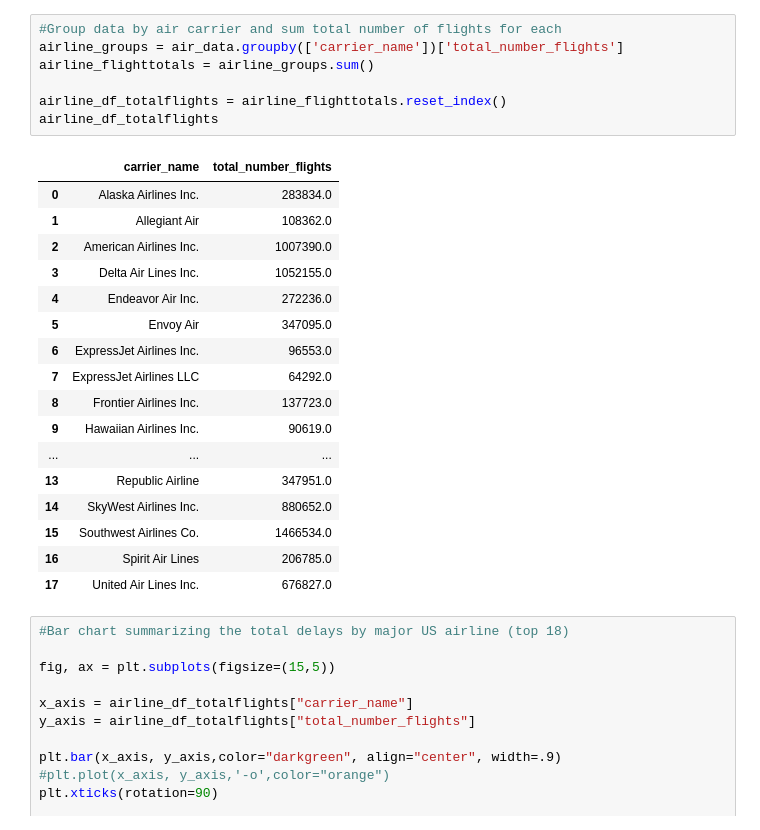
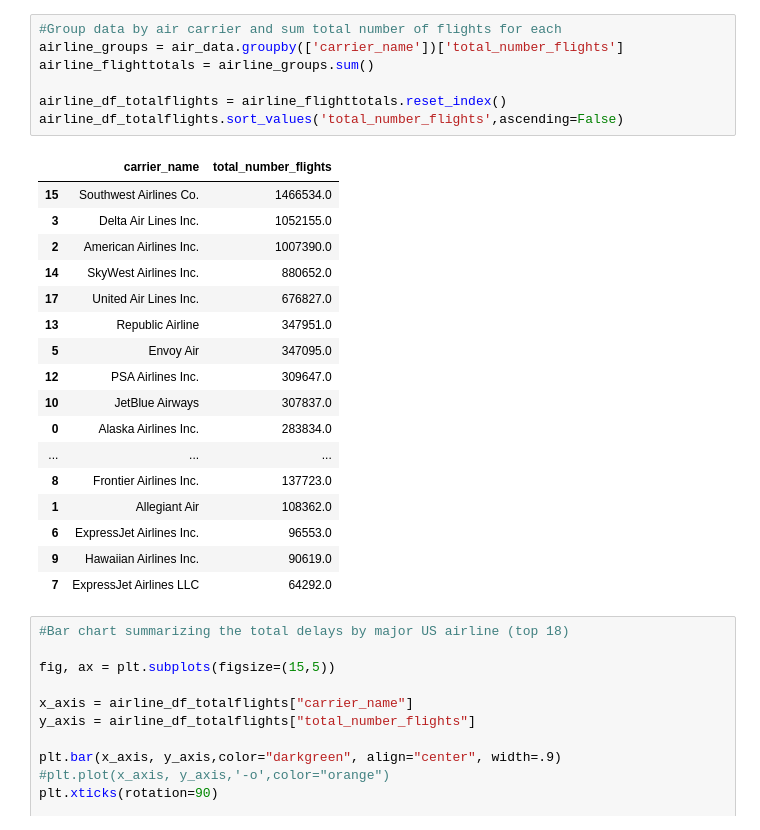
Before and after one commit to bishdj22/Project-1-FlightAnalysis, a Jupyter notebook: Project1_FlightDataAnalysis_Final.ipynb, the cells around one changed output. Drawn from its saved outputs; the diff is of its cells as text.

```diff
--- a/Project1_FlightDataAnalysis_Final.ipynb
+++ b/Project1_FlightDataAnalysis_Final.ipynb
@@ -36,28 +36,28 @@ air_data.head()
 # %%
 #Group data by air carrier and sum total number of flights for each
 airline_groups = air_data.groupby(['carrier_name'])['total_number_flights']
 airline_flighttotals = airline_groups.sum()
 
 airline_df_totalflights = airline_flighttotals.reset_index()
-airline_df_totalflights
+airline_df_totalflights.sort_values('total_number_flights',ascending=False)
 # %% [output]
 |  | carrier_name | total_number_flights |
+| 15 | Southwest Airlines Co. | 1466534.0 |
+| 3 | Delta Air Lines Inc. | 1052155.0 |
+| 2 | American Airlines Inc. | 1007390.0 |
+| 14 | SkyWest Airlines Inc. | 880652.0 |
+| 17 | United Air Lines Inc. | 676827.0 |
+| 13 | Republic Airline | 347951.0 |
+| 5 | Envoy Air | 347095.0 |
+| 12 | PSA Airlines Inc. | 309647.0 |
+| 10 | JetBlue Airways | 307837.0 |
 | 0 | Alaska Airlines Inc. | 283834.0 |
+| ... | ... | ... |
+| 8 | Frontier Airlines Inc. | 137723.0 |
 | 1 | Allegiant Air | 108362.0 |
-| 2 | American Airlines Inc. | 1007390.0 |
-| 3 | Delta Air Lines Inc. | 1052155.0 |
-| 4 | Endeavor Air Inc. | 272236.0 |
-| 5 | Envoy Air | 347095.0 |
 | 6 | ExpressJet Airlines Inc. | 96553.0 |
+| 9 | Hawaiian Airlines Inc. | 90619.0 |
 | 7 | ExpressJet Airlines LLC | 64292.0 |
-| 8 | Frontier Airlines Inc. | 137723.0 |
-| 9 | Hawaiian Airlines Inc. | 90619.0 |
-| ... | ... | ... |
-| 13 | Republic Airline | 347951.0 |
-| 14 | SkyWest Airlines Inc. | 880652.0 |
-| 15 | Southwest Airlines Co. | 1466534.0 |
-| 16 | Spirit Air Lines | 206785.0 |
-| 17 | United Air Lines Inc. | 676827.0 |
 # %%
 #Bar chart summarizing the total delays by major US airline (top 18)
 
```
Also changed, not shown: parts of 3 cells of this notebook, 5 other files.
